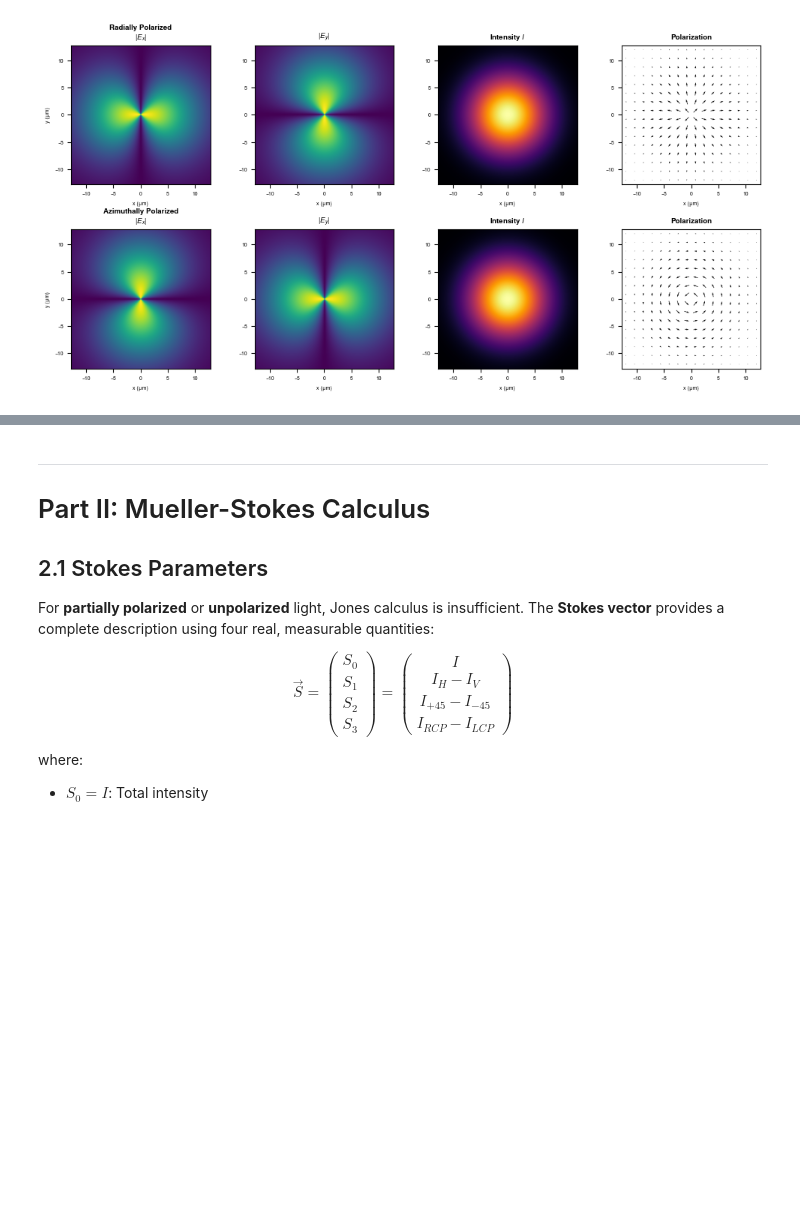
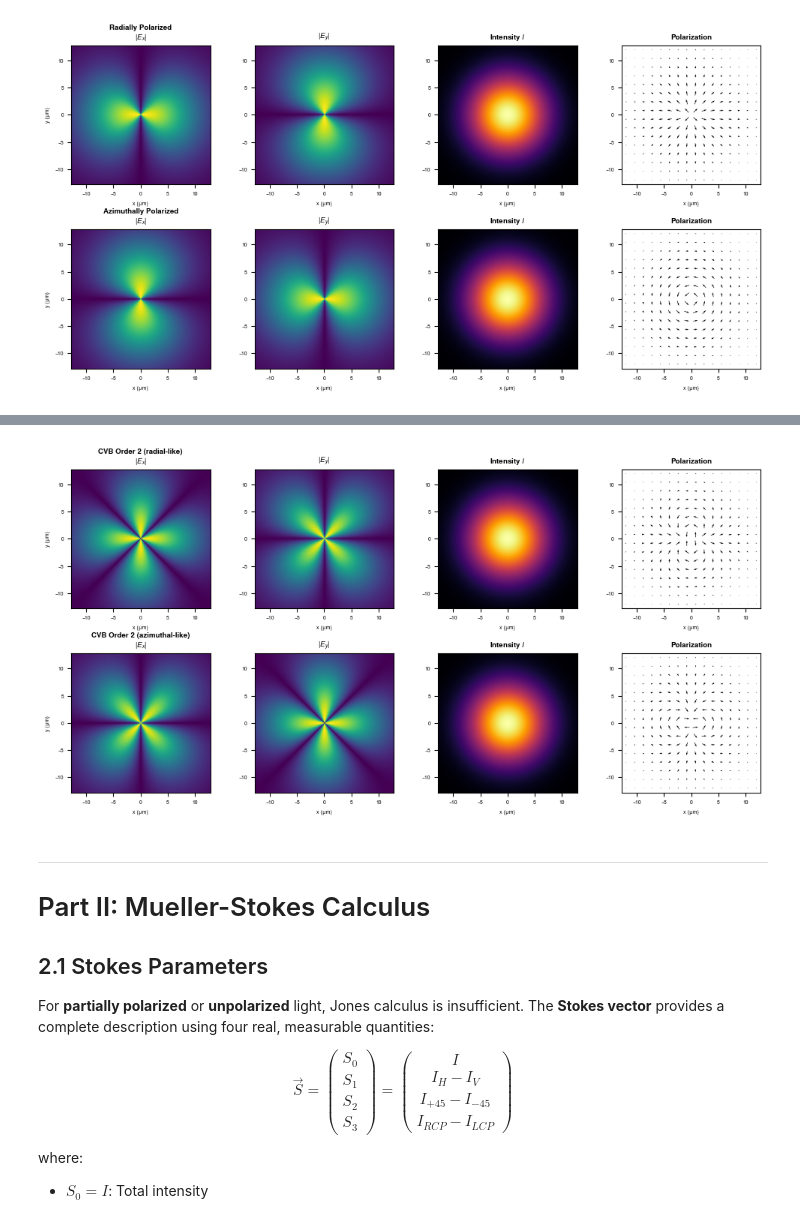
Before and after one commit to debangshu-mukherjee/janssen, a Jupyter notebook: tutorials/Polarization.ipynb, the cells around one changed output, grey strips where cells are left out. Cells and saved outputs as stored; diff of their text form; code cells hidden in the pictures; blank space fills up the shorter version.

Commit message:
combined polarization tutorial notebook

```diff
--- a/tutorials/Polarization.ipynb
+++ b/tutorials/Polarization.ipynb
@@ -438,3 +449,36 @@ plt.show()
+# %%
+from janssen.models import generalized_cylindrical_vector_beam
+
+# Higher-order CVB (order 2)
+cvb_order2_radial = generalized_cylindrical_vector_beam(
+    wavelength=wavelength,
+    dx=dx,
+    grid_size=grid_size,
+    order=2,
+    phase_offset=0.0,  # Radial-like
+    beam_radius=beam_radius,
+)
+
+cvb_order2_azim = generalized_cylindrical_vector_beam(
+    wavelength=wavelength,
+    dx=dx,
+    grid_size=grid_size,
+    order=2,
+    phase_offset=jnp.pi/2,  # Azimuthal-like
+    beam_radius=beam_radius,
+)
+
+# Plot comparison
+fig, axes = plt.subplots(2, 4, figsize=(10, 5))
+plot_polarized_beam(cvb_order2_radial, 'CVB Order 2 (radial-like)', axes[0])
+plot_polarized_beam(cvb_order2_azim, 'CVB Order 2 (azimuthal-like)', axes[1])
+
+plt.tight_layout()
+plt.savefig('Figures/polarization_cvb_order2.pdf', bbox_inches='tight')
+plt.savefig('Figures/polarization_cvb_order2.png', dpi=300, bbox_inches='tight')
+plt.show()
+# %% [output]
+[figure, added]
 # %% [markdown]
 ---
 # Part II: Mueller-Stokes Calculus
```
Also changed, not shown: parts of 3 cells of this notebook, 2 other files.
